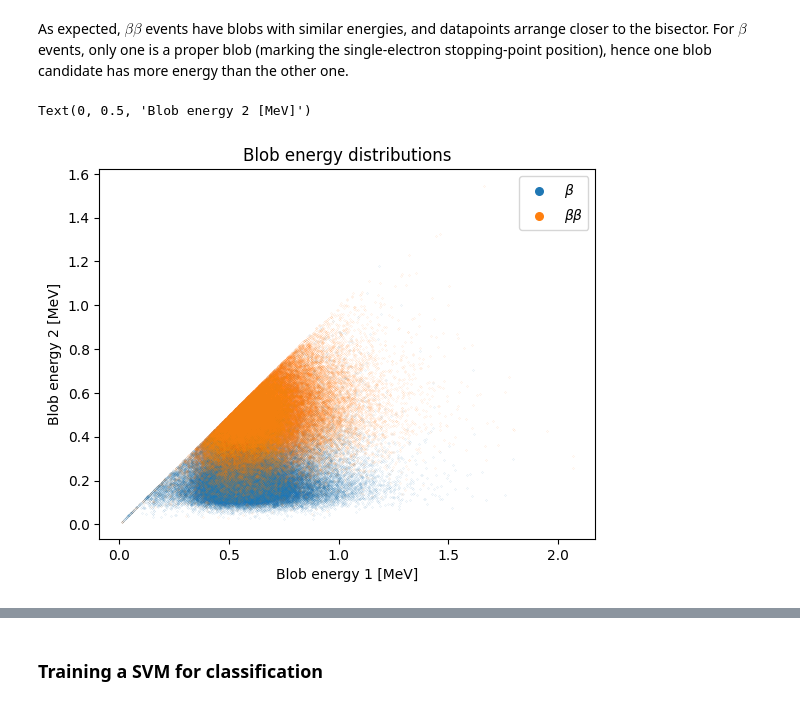
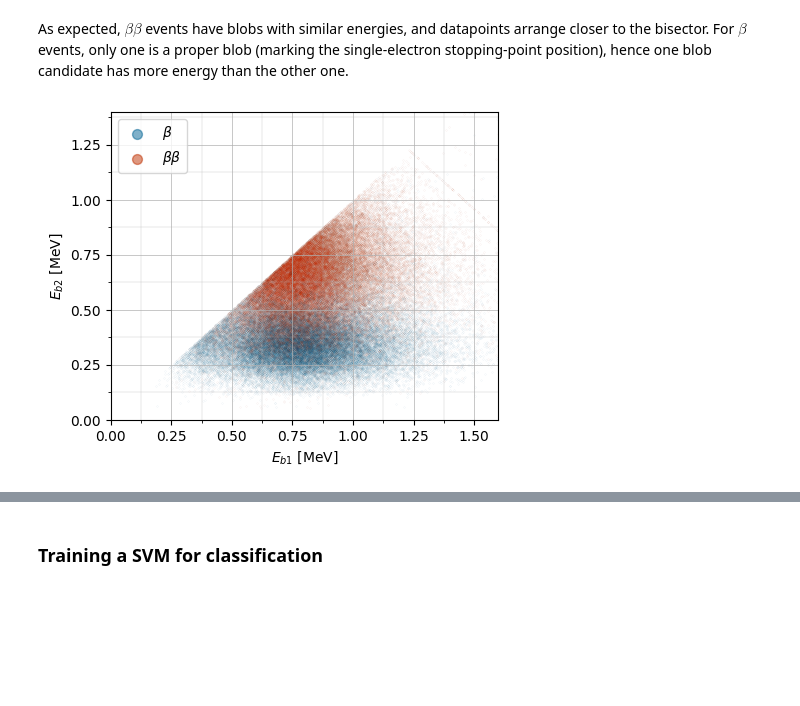
Before and after one commit to qismib/QuaKe, a Jupyter notebook: examples/blob.ipynb, the cells around one changed output, grey strips where cells are left out. Saved outputs shown, nothing was run; the diff lists cells and outputs as text; code cells hidden in the pictures; blank space fills up the shorter version.

```diff
--- a/examples/blob.ipynb
+++ b/examples/blob.ipynb
@@ -57,15 +76,33 @@ val_labels = val_generator.targets
 test_labels = test_generator.targets
 # %% [markdown]
 As expected, $\beta\beta$ events have blobs with similar energies, and datapoints arrange closer to the bisector. For $\beta$ events, only one is a proper blob (marking the single-electron stopping-point position), hence one blob candidate has more energy than the other one.
-# %%
-plt.figure()
-plt.scatter(training_en_1[training_labels == 0], training_en_2[training_labels == 0], s = 0.003, alpha = 1)
-plt.scatter(training_en_1[training_labels == 1], training_en_2[training_labels == 1], s = 0.003, alpha = 1)
-plt.legend([r"$\beta$", r"$\beta\beta$"], markerscale=100)
-
-plt.title("Blob energy distributions")
-plt.xlabel("Blob energy 1 [MeV]")
-plt.ylabel("Blob energy 2 [MeV]")
-# %% [output]
-Text(0, 0.5, 'Blob energy 2 [MeV]')
-[figure, removed]
+# %%
+fig = plt.figure(figsize = (5,4))
+ax = fig.add_subplot(1, 1, 1)
+
+major_ticks = np.arange(0, 1.8, 0.25)
+minor_ticks = np.arange(0, 1.8, 0.125)
+ax.set_xticks(major_ticks)
+ax.set_xticks(minor_ticks, minor=True)
+ax.set_yticks(major_ticks)
+ax.set_yticks(minor_ticks, minor=True)
+
+ax.set_xlim([0, 1.6])
+ax.set_ylim([0, 1.4])
+
+ax.grid(which = 'major', linewidth = 0.5)
+ax.grid(which = 'minor', linewidth = 0.2)
+
+ax.scatter(training_en_1[np.logical_and(training_labels == 0, n > 9)], training_en_2[np.logical_and(training_labels == 0, n > 9)], s = 0.002,  c = '#006394', label=r'$\beta$', alpha = 0.5)
+ax.scatter(training_en_1[np.logical_and(training_labels == 1, n > 9)], training_en_2[np.logical_and(training_labels == 1, n > 9)], s = 0.002, c = '#bf3000', label = r"$\beta\beta$", alpha = 0.5)
+ax.set_xlabel(r"$E_{b1}$ [MeV]")
+ax.set_ylabel(r"$E_{b2}$ [MeV]")
+lgnd = ax.legend(fontsize=10)
+
+
+#change the marker size manually for both lines
+lgnd.legendHandles[0]._sizes = [50]
+lgnd.legendHandles[1]._sizes = [50]
+plt.savefig("blob_distribution.svg", bbox_inches="tight")
+# %% [output]
+[figure, added]
```
Also changed, not shown: parts of 8 cells of this notebook, 2 other files.
